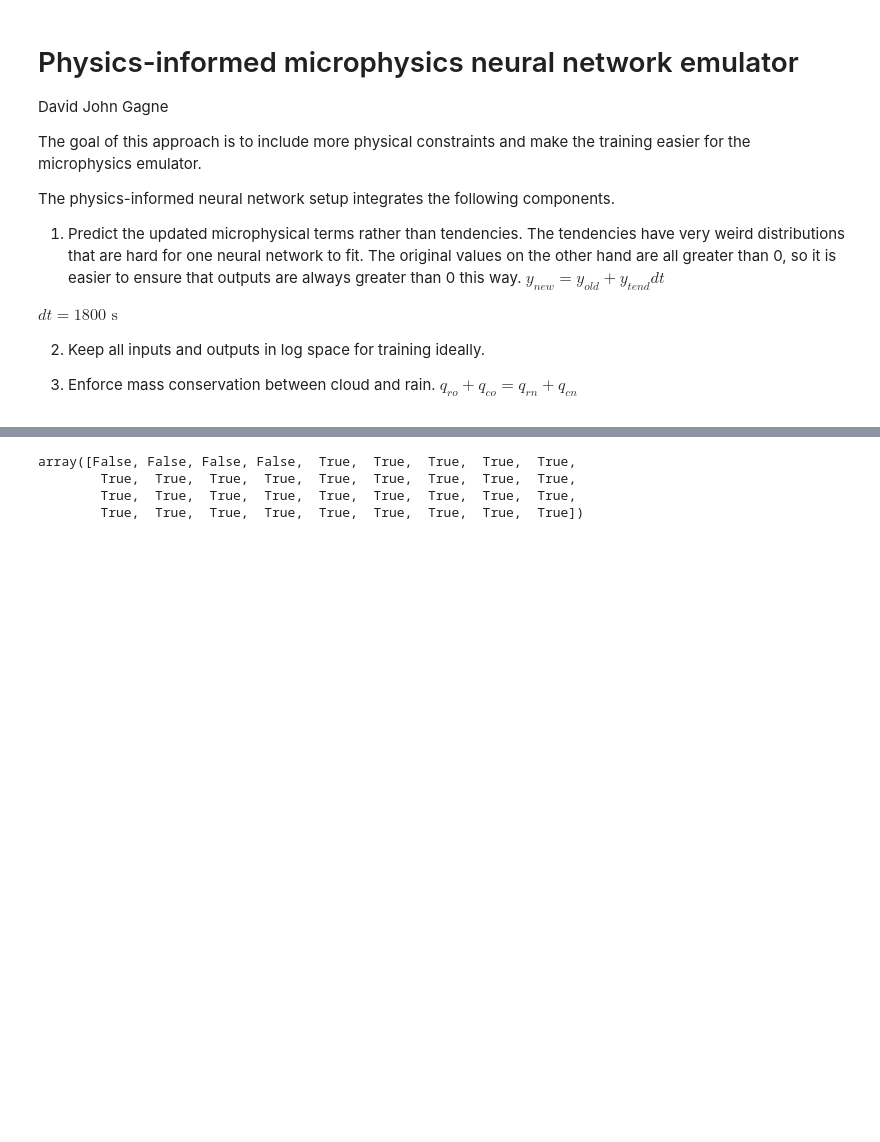
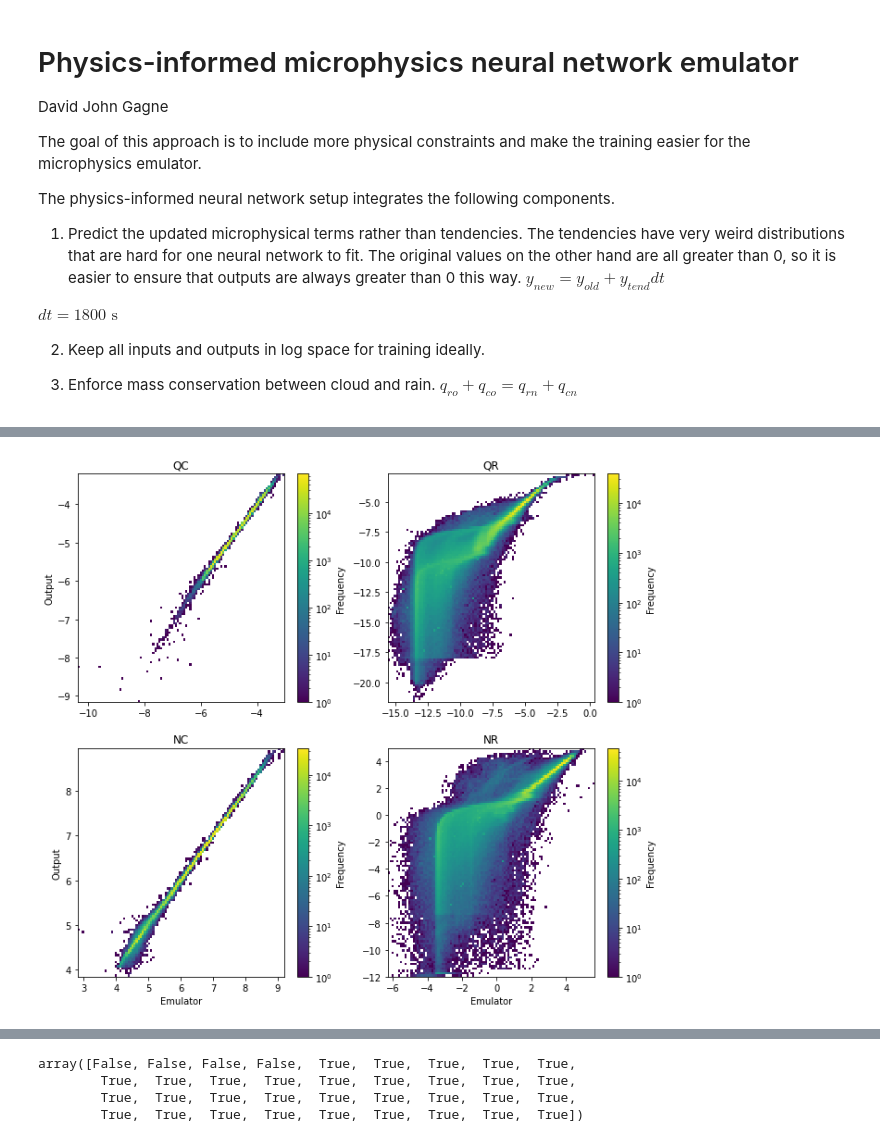
Before and after one commit to NCAR/mlmicrophysics, a Jupyter notebook: notebooks/physics_based_mp_nn.ipynb, the cells around one changed output, grey strips where cells are left out. Cells and saved outputs as stored; diff of their text form; code cells hidden in the pictures; blank space fills up the shorter version.

```diff
--- a/notebooks/physics_based_mp_nn.ipynb
+++ b/notebooks/physics_based_mp_nn.ipynb
@@ -70,0 +182,15 @@ mp_data.loc[:, "Q_mass_in"] = mp_data[["QC_TAU_in", "QR_TAU_in"]].sum(axis=1)
+# %%
+plt.figure(figsize=(11, 10))
+for i in range(4):
+    plt.subplot(2, 2, i+1)
+    plt.hist2d(np.log10(y_pred_val[:, i]), np.log10(val_y.values[:, i]),
+                bins=100, cmin=1, norm=LogNorm())
+    plt.title(input_cols[i].split("_")[0])
+    plt.colorbar(label="Frequency")
+    if i > 1:
+        plt.xlabel("Emulator")
+    if i % 2 == 0:
+        plt.ylabel("Output")
+plt.savefig("mp_nn_2dhist.png", dpi=300, bbox_inches="tight", facecolor="w")
+# %% [output]
+[figure, added]
```
Also changed, not shown: parts of 59 cells of this notebook, 2 other files.
